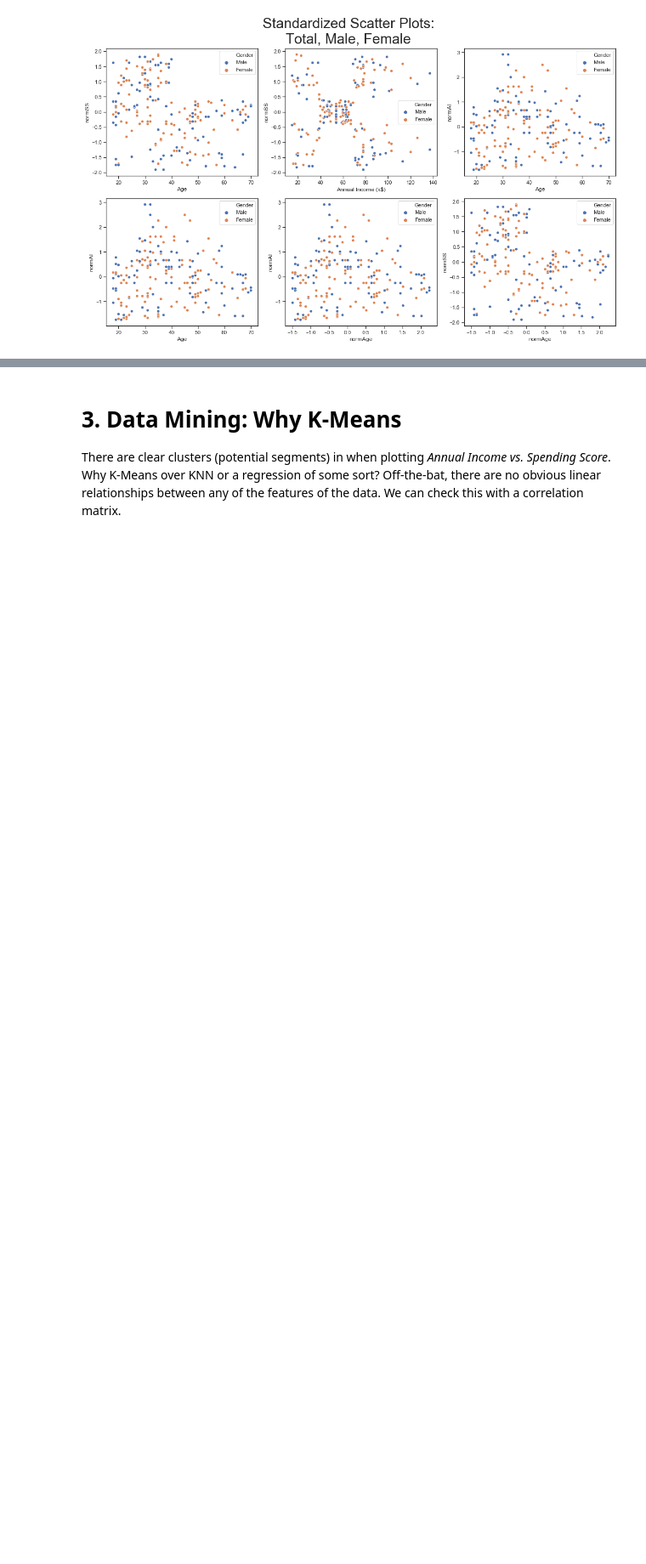
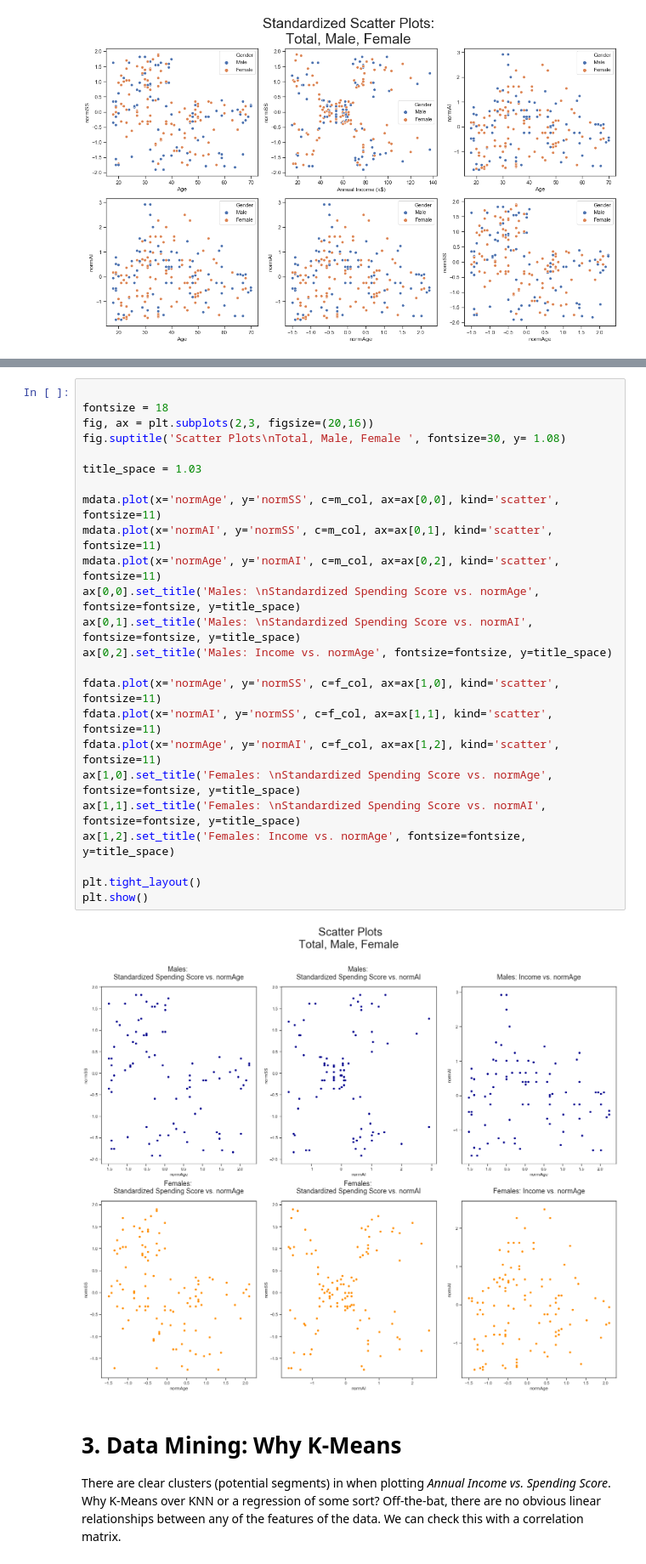
Before and after one commit to justokarell/KaggleMall, a Jupyter notebook: KaggleShort.ipynb, the cells around one changed output, grey strips where cells are left out. Shown at 85% size. Drawn from its saved outputs; the diff is of its cells as text; blank space fills up the shorter version.

```diff
--- a/KaggleShort.ipynb
+++ b/KaggleShort.ipynb
@@ -354,3 +412,29 @@ plt.show()
+# %%
+
+fontsize = 18
+fig, ax = plt.subplots(2,3, figsize=(20,16))
+fig.suptitle('Scatter Plots\nTotal, Male, Female ', fontsize=30, y= 1.08)
+
+title_space = 1.03
+
+mdata.plot(x='normAge', y='normSS', c=m_col, ax=ax[0,0], kind='scatter', fontsize=11)
+mdata.plot(x='normAI', y='normSS', c=m_col, ax=ax[0,1], kind='scatter', fontsize=11)
+mdata.plot(x='normAge', y='normAI', c=m_col, ax=ax[0,2], kind='scatter', fontsize=11)
+ax[0,0].set_title('Males: \nStandardized Spending Score vs. normAge', fontsize=fontsize, y=title_space)
+ax[0,1].set_title('Males: \nStandardized Spending Score vs. normAI', fontsize=fontsize, y=title_space)
+ax[0,2].set_title('Males: Income vs. normAge', fontsize=fontsize, y=title_space)
+
+fdata.plot(x='normAge', y='normSS', c=f_col, ax=ax[1,0], kind='scatter', fontsize=11)
+fdata.plot(x='normAI', y='normSS', c=f_col, ax=ax[1,1], kind='scatter', fontsize=11)
+fdata.plot(x='normAge', y='normAI', c=f_col, ax=ax[1,2], kind='scatter', fontsize=11)
+ax[1,0].set_title('Females: \nStandardized Spending Score vs. normAge', fontsize=fontsize, y=title_space)
+ax[1,1].set_title('Females: \nStandardized Spending Score vs. normAI', fontsize=fontsize, y=title_space)
+ax[1,2].set_title('Females: Income vs. normAge', fontsize=fontsize, y=title_space)
+
+plt.tight_layout()
+plt.show()
+# %% [output]
+[figure, added]
 # %% [markdown]
 # 3. Data Mining: Why K-Means
 There are clear clusters (potential segments) in when plotting *Annual Income vs. Spending Score*. Why K-Means over KNN or a regression of some sort? Off-the-bat, there are no obvious linear relationships between any of the features of the data. We can check this with a correlation matrix.
```
Also changed, not shown: parts of 31 cells of this notebook.
